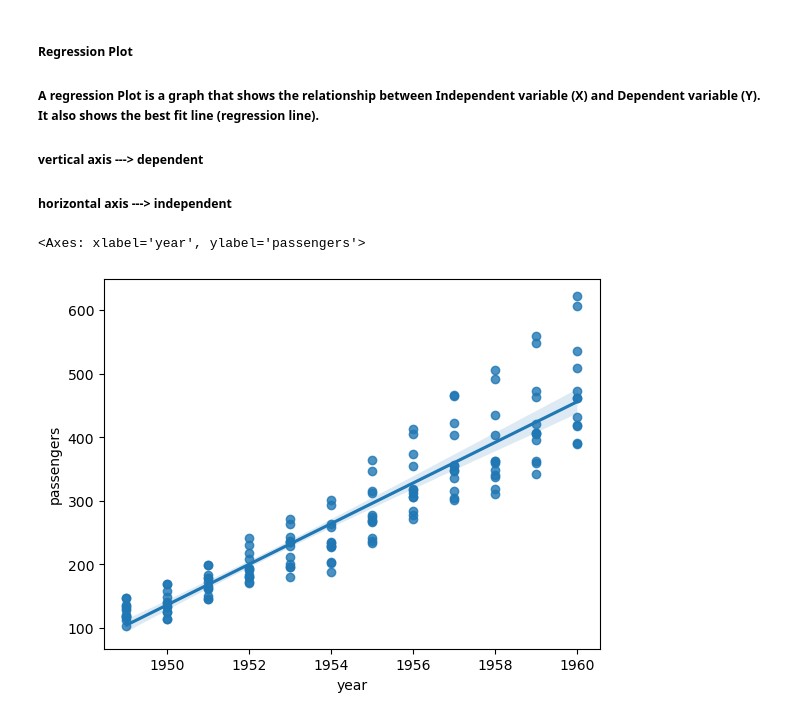
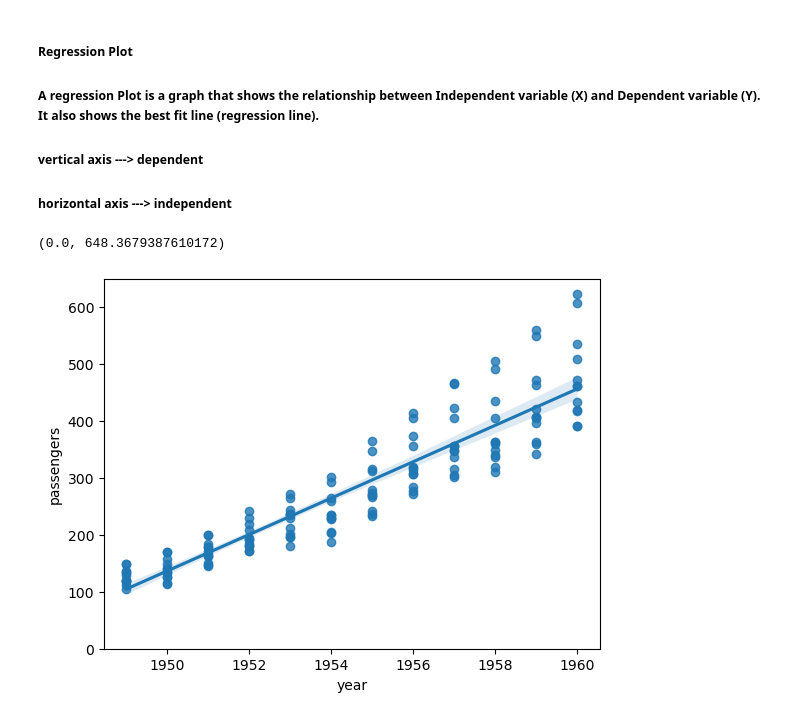
Before and after one commit to aaditya-pdgupta/Python_Course, a Jupyter notebook: Linear_Regression.ipynb, the cells around one changed output. Cells and saved outputs as stored; diff of their text form; code cells hidden in the pictures.

```diff
--- a/Linear_Regression.ipynb
+++ b/Linear_Regression.ipynb
@@ -161,6 +161,7 @@ array([[0.18181818, 0.18181818, 0.45454545]])
 import matplotlib.pyplot as plt
 # %%
 sns.regplot(x="year", y ="passengers", data = flights)
+plt.ylim(0,)
 # %% [output]
-<Axes: xlabel='year', ylabel='passengers'>
+(0.0, 648.3679387610172)
-[figure, old version]
+[figure, new version]
```
Also changed, not shown: parts of 1 cell of this notebook.
